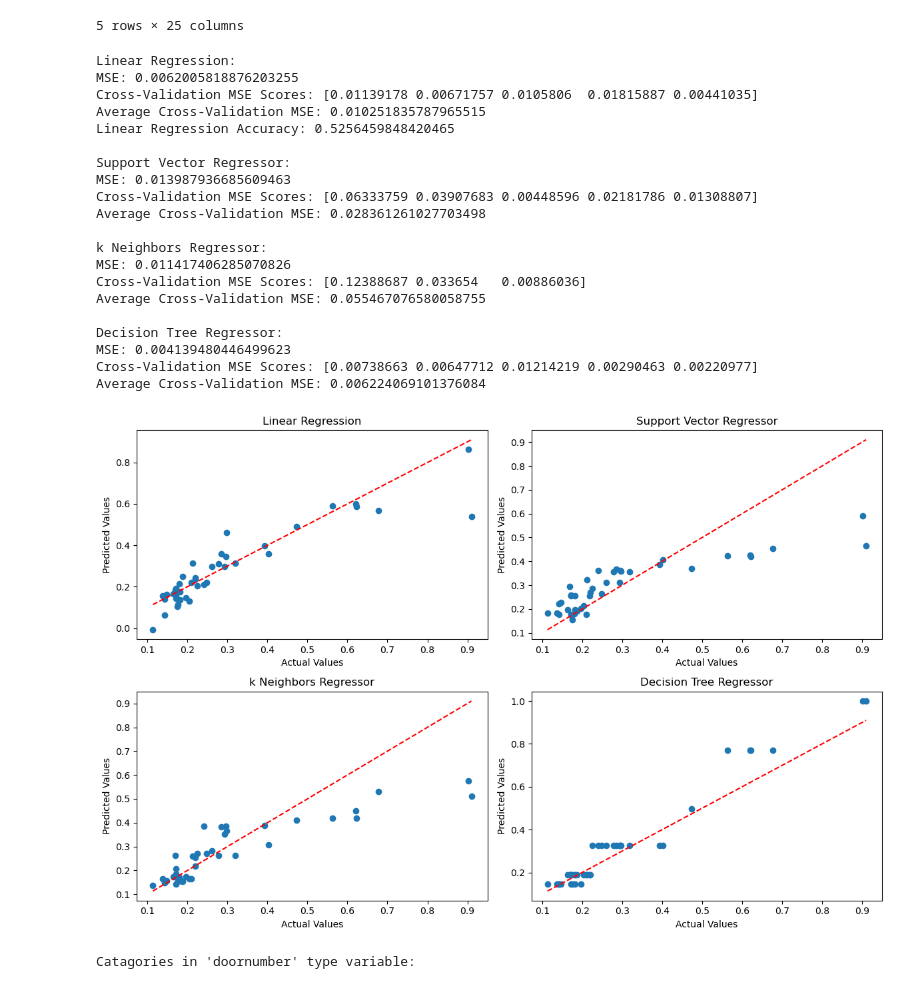
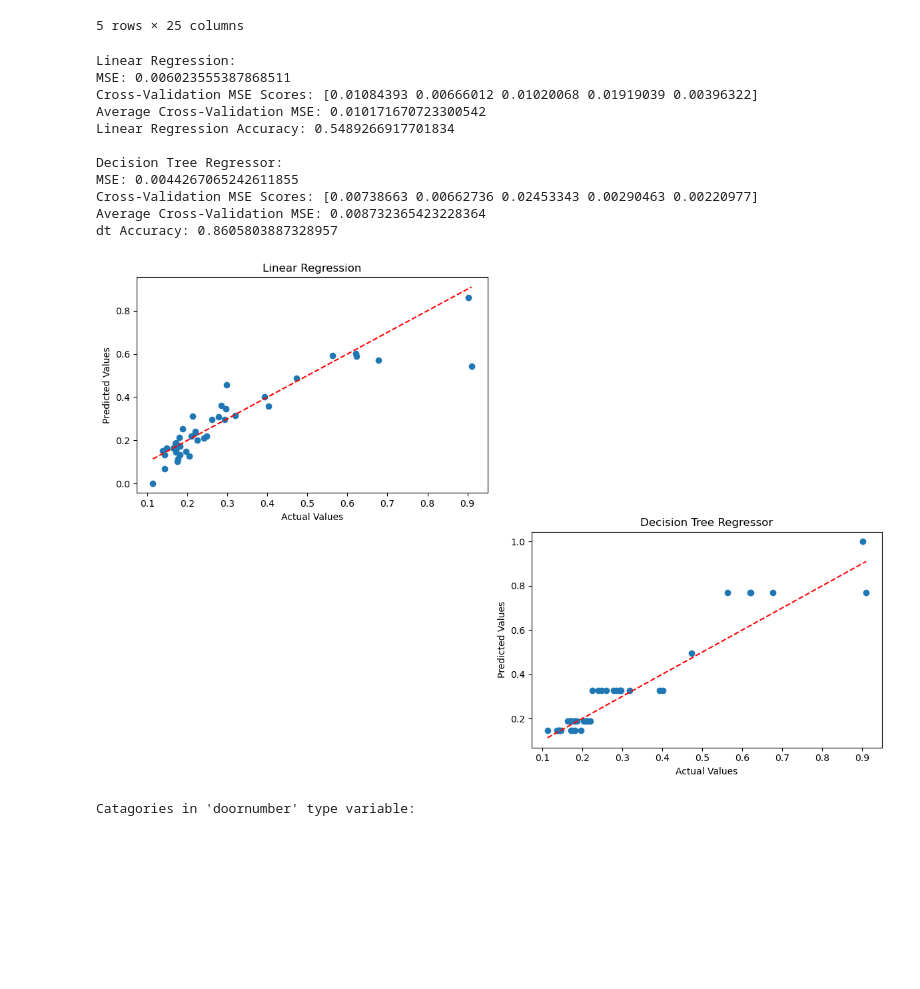
Before and after one commit to mohammedtareeq786/Kuruma_Auto, a Jupyter notebook: Kuruma_Auto_EDA.ipynb, the cells around one changed output. Cells and saved outputs as stored; diff of their text form; code cells hidden in the pictures; blank space fills up the shorter version.

```diff
--- a/Kuruma_Auto_EDA.ipynb
+++ b/Kuruma_Auto_EDA.ipynb
@@ -120,3 +122,6 @@ The following companies name have been entered incorrect:-<br>
 >porsche as porcshce<br>
 >toyota as toyouta<br>
 >volkswagon as vokswagen, vw<br>
+# %%
+df_cars['CarCompany'] = df_cars['CarCompany'].str.capitalize()
+df_cars['CarCompany'].unique()
@@ -490,27 +411,12 @@ linear_model = LinearRegression()
 linear_model.fit(X_train, y_train)
 linear_pred = linear_model.predict(X_test)
 linear_mse = mean_squared_error(y_test, linear_pred)
-#linear_cv_scores = cross_val_score(linear_model, X, y, cv=5, scoring='neg_mean_squared_error')
+linear_cv_scores = cross_val_score(linear_model, X, y, cv=5, scoring='neg_mean_squared_error')
 linear_mse_scores = -linear_cv_scores
 # Perform cross-validation for Linear Regression
 linear_scores = cross_val_score(linear_model, X, y, cv=4)
 linear_accuracy = linear_scores.mean()
 
-# Create and evaluate Support Vector Regressor model
-svr_model = SVR()
-svr_model.fit(X_train, y_train)
-svr_pred = svr_model.predict(X_test)
-svr_mse = mean_squared_error(y_test, svr_pred)
-svr_cv_scores = cross_val_score(svr_model, X, y, cv=5, scoring='neg_mean_squared_error')
-svr_mse_scores = -svr_cv_scores
-
-# Create and evaluate k Neighbors Regressor model
-knn_model = KNeighborsRegressor()
-knn_model.fit(X_train, y_train)
-knn_pred = knn_model.predict(X_test)
-knn_mse = mean_squared_error(y_test, knn_pred)
-knn_cv_scores = cross_val_score(knn_model, X, y, cv=3, scoring='neg_mean_squared_error')
-knn_mse_scores = -knn_cv_scores
 
 # Create and evaluate Decision Tree Regressor model
 dt_model = DecisionTreeRegressor(max_depth=3)
@@ -519,6 +425,8 @@ dt_pred = dt_model.predict(X_test)
 dt_mse = mean_squared_error(y_test, dt_pred)
 dt_cv_scores = cross_val_score(dt_model, X, y, cv=5, scoring='neg_mean_squared_error')
 dt_mse_scores = -dt_cv_scores
+dt_scores = cross_val_score(dt_model, X, y, cv=4)
+dt_accuracy = dt_scores.mean()
 
 # Print evaluation results
 print('Linear Regression:')
@@ -528,83 +436,49 @@ print('Average Cross-Validation MSE:', linear_mse_scores.mean())
 print('Linear Regression Accuracy:', linear_accuracy)
 print()
 
-print('Support Vector Regressor:')
-print('MSE:', svr_mse)
-print('Cross-Validation MSE Scores:', svr_mse_scores)
-print('Average Cross-Validation MSE:', svr_mse_scores.mean())
-print()
-
-print('k Neighbors Regressor:')
-print('MSE:', knn_mse)
-print('Cross-Validation MSE Scores:', knn_mse_scores)
-print('Average Cross-Validation MSE:', knn_mse_scores.mean())
-print()
 
 print('Decision Tree Regressor:')
 print('MSE:', dt_mse)
 print('Cross-Validation MSE Scores:', dt_mse_scores)
 print('Average Cross-Validation MSE:', dt_mse_scores.mean())
+print('dt Accuracy:', dt_accuracy)
 print()
 
 # Plot the regression results
 plt.figure(figsize=(12, 8))
 
 # Linear Regression plot
 plt.subplot(221)
 plt.scatter(y_test, linear_pred)
 plt.plot([min(y_test), max(y_test)], [min(y_test), max(y_test)], color='red', linestyle='--')
 plt.xlabel('Actual Values')
 plt.ylabel('Predicted Values')
 plt.title('Linear Regression')
 
-# Support Vector Regressor plot
-plt.subplot(222)
-plt.scatter(y_test, svr_pred)
-plt.plot([min(y_test), max(y_test)], [min(y_test), max(y_test)], color='red', linestyle='--')
-plt.xlabel('Actual Values')
-plt.ylabel('Predicted Values')
-plt.title('Support Vector Regressor')
-
-# k Neighbors Regressor plot
-plt.subplot(223)
-plt.scatter(y_test, knn_pred)
-plt.plot([min(y_test), max(y_test)], [min(y_test), max(y_test)], color='red', linestyle='--')
-plt.xlabel('Actual Values')
-plt.ylabel('Predicted Values')
-plt.title('k Neighbors Regressor')
 
 # Decision Tree Regressor plot
 plt.subplot(224)
 plt.scatter(y_test, dt_pred)
 plt.plot([min(y_test), max(y_test)], [min(y_test), max(y_test)], color='red', linestyle='--')
 plt.xlabel('Actual Values')
 plt.ylabel('Predicted Values')
 plt.title('Decision Tree Regressor')
 
 plt.tight_layout()
 plt.show()
 # %% [output]
 Linear Regression:
-MSE: 0.0062005818876203255
-Cross-Validation MSE Scores: [0.01139178 0.00671757 0.0105806  0.01815887 0.00441035]
-Average Cross-Validation MSE: 0.010251835787965515
-Linear Regression Accuracy: 0.5256459848420465
-
-Support Vector Regressor:
-MSE: 0.013987936685609463
-Cross-Validation MSE Scores: [0.06333759 0.03907683 0.00448596 0.02181786 0.01308807]
-Average Cross-Validation MSE: 0.028361261027703498
-
-k Neighbors Regressor:
-MSE: 0.011417406285070826
-Cross-Validation MSE Scores: [0.12388687 0.033654   0.00886036]
-Average Cross-Validation MSE: 0.055467076580058755
+MSE: 0.006023555387868511
+Cross-Validation MSE Scores: [0.01084393 0.00666012 0.01020068 0.01919039 0.00396322]
+Average Cross-Validation MSE: 0.010171670723300542
+Linear Regression Accuracy: 0.5489266917701834
 
 Decision Tree Regressor:
-MSE: 0.004139480446499623
-Cross-Validation MSE Scores: [0.00738663 0.00647712 0.01214219 0.00290463 0.00220977]
-Average Cross-Validation MSE: 0.006224069101376084
+MSE: 0.0044267065242611855
+Cross-Validation MSE Scores: [0.00738663 0.00662736 0.02453343 0.00290463 0.00220977]
+Average Cross-Validation MSE: 0.008732365423228364
+dt Accuracy: 0.8605803887328957
-[figure, old version]
+[figure, new version]
 # %%
 print("Catagories in 'doornumber' type variable: ", end = ' ')
 print(df['doornumber'].unique())
```
Also changed, not shown: parts of 17 cells of this notebook.
